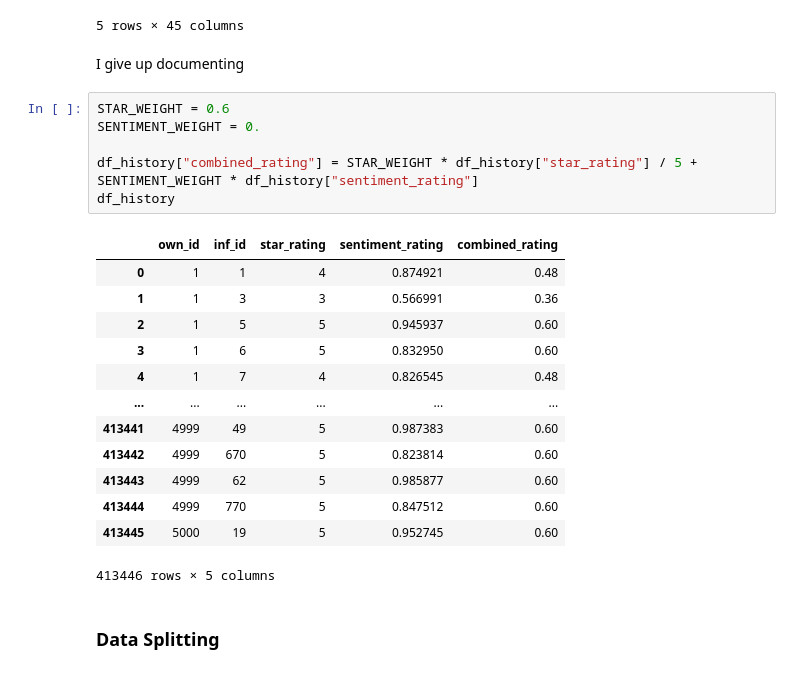
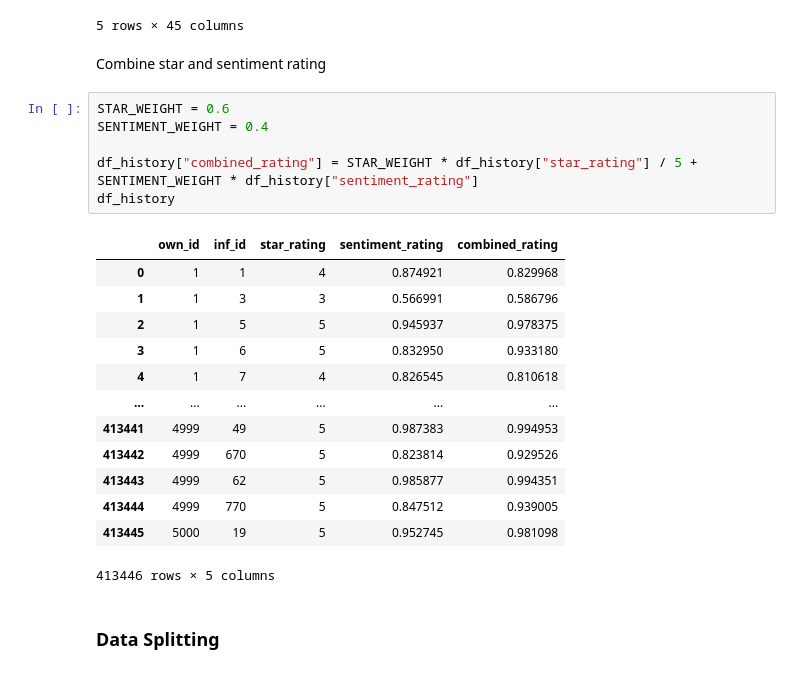
Before and after one commit to Bangkit-Capstone-C23-PS338/modul-ML, a Jupyter notebook: recommender/Recommender-MAL.ipynb, the cells around one changed output. Drawn from its saved outputs; the diff is of its cells as text.

```diff
--- a/recommender/Recommender-MAL.ipynb
+++ b/recommender/Recommender-MAL.ipynb
@@ -156,27 +154,27 @@ df_inf_norm.head()
 | 3 | 127 | 0.664312 | 0.680485 | 0.532674 | 0.817022 | 0 | 0 | 0 | 0 | ... |
 | 4 | 137 | 0.149154 | 0.135658 | 0.063677 | 0.692096 | 1 | 0 | 0 | 1 | ... |
 5 rows × 45 columns
-# %% [markdown]
-I give up documenting
+# %% [markdown]
+Combine star and sentiment rating
 # %%
 STAR_WEIGHT = 0.6
-SENTIMENT_WEIGHT = 0.
+SENTIMENT_WEIGHT = 0.4
 
 df_history["combined_rating"] = STAR_WEIGHT * df_history["star_rating"] / 5 + SENTIMENT_WEIGHT * df_history["sentiment_rating"]
 df_history
 # %% [output]
 |  | own_id | inf_id | star_rating | sentiment_rating | combined_rating |
-| 0 | 1 | 1 | 4 | 0.874921 | 0.48 |
-| 1 | 1 | 3 | 3 | 0.566991 | 0.36 |
-| 2 | 1 | 5 | 5 | 0.945937 | 0.60 |
-| 3 | 1 | 6 | 5 | 0.832950 | 0.60 |
-| 4 | 1 | 7 | 4 | 0.826545 | 0.48 |
+| 0 | 1 | 1 | 4 | 0.874921 | 0.829968 |
+| 1 | 1 | 3 | 3 | 0.566991 | 0.586796 |
+| 2 | 1 | 5 | 5 | 0.945937 | 0.978375 |
+| 3 | 1 | 6 | 5 | 0.832950 | 0.933180 |
+| 4 | 1 | 7 | 4 | 0.826545 | 0.810618 |
 | ... | ... | ... | ... | ... | ... |
-| 413441 | 4999 | 49 | 5 | 0.987383 | 0.60 |
-| 413442 | 4999 | 670 | 5 | 0.823814 | 0.60 |
-| 413443 | 4999 | 62 | 5 | 0.985877 | 0.60 |
-| 413444 | 4999 | 770 | 5 | 0.847512 | 0.60 |
-| 413445 | 5000 | 19 | 5 | 0.952745 | 0.60 |
+| 413441 | 4999 | 49 | 5 | 0.987383 | 0.994953 |
+| 413442 | 4999 | 670 | 5 | 0.823814 | 0.929526 |
+| 413443 | 4999 | 62 | 5 | 0.985877 | 0.994351 |
+| 413444 | 4999 | 770 | 5 | 0.847512 | 0.939005 |
+| 413445 | 5000 | 19 | 5 | 0.952745 | 0.981098 |
 413446 rows × 5 columns
 # %% [markdown]
 ### Data Splitting
```
Also changed, not shown: parts of 12 cells of this notebook.
